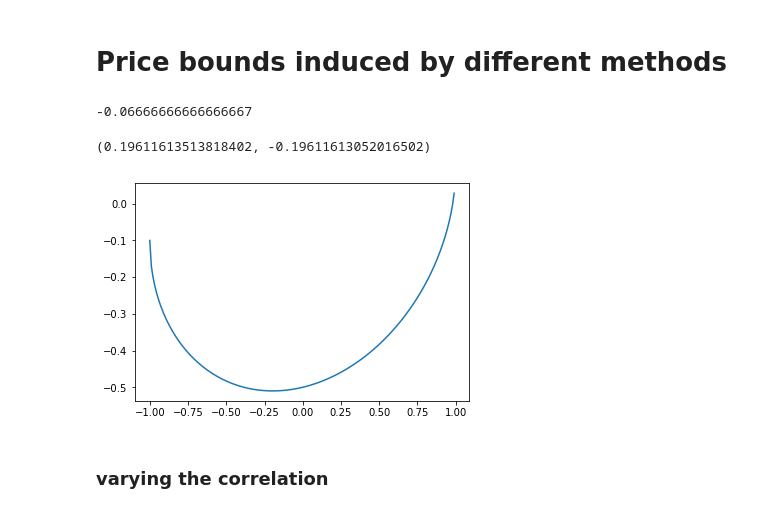
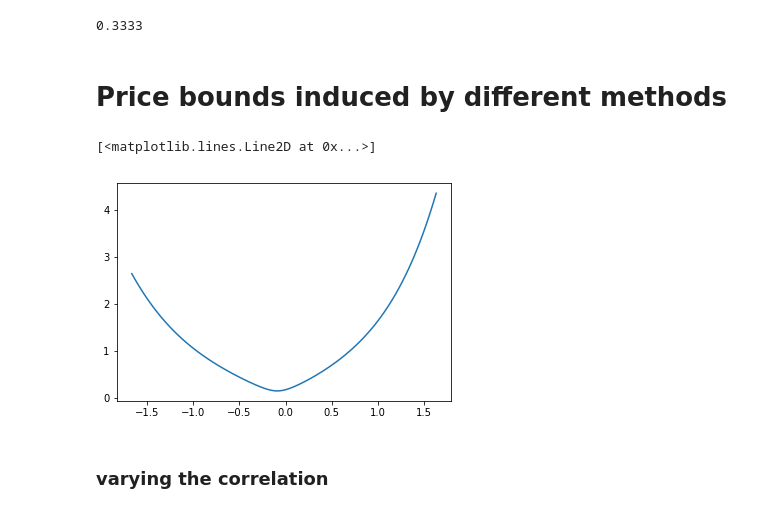
Before and after one commit to sebasv/thesis, a Jupyter notebook: Simulations.ipynb, the cells around one changed output. Cells and saved outputs as stored; diff of their text form; code cells hidden in the pictures.

```diff
--- a/Simulations.ipynb
+++ b/Simulations.ipynb
@@ -6,6 +6,18 @@ from matplotlib2tikz import save as tikz_save
 import subprocess
 from scipy.optimize import minimize_scalar
 from scipy import stats
+# %%
+import json
+
+class myCoder(json.JSONEncoder):
+    def encode(self, o):
+        if isinstance(o, float):
+            o = round(o, 4)
+        return super(myCoder, self).encode(o)
+
+json.dumps({'a':1, 'b':1/3}, cls=myCoder)
+# %% [output]
+0.3333
 # %% [markdown]
 # Price bounds induced by different methods
 # %%
@@ -24,19 +36,32 @@ _sV = .2
 _sS = .15
 _Sh= 2*_qS/_sS
 _k = 1
-# %%
-_Sh
-# %% [output]
--0.06666666666666667
-# %%
-s = lambda x: a*x+-b*bar(1,x)#a*b+a*bar(1,x)+b*x+x*bar(1,x)
-a, b = .1, .5
-x = np.arange(-1,1,.01)
-plt.plot(x, s(x))
-a/np.sqrt(a**2+b**2), minimize_scalar(lambda x:s(x)).x
-# %% [output]
-(0.19611613513818402, -0.19611613052016502)
-[figure, removed]
+# %%
+
+def simy(Sh=_Sh, qS=_qS, qV=_qV, sS=_sS, sV=_sV, r=_r, k=_k):
+    gamma_lb = - np.sqrt(Sh**2 - (qS/sS)**2)
+    gamma_ub = + np.sqrt(Sh**2 - (qS/sS)**2)
+    x = np.arange(gamma_lb, gamma_ub, gamma_ub/50)
+    out = []
+    for g in x:
+        sigmaM = np.array([qS/sS, g])
+        muM = -.5 * sigmaM @ sigmaM.T
+
+        sigmaV = np.array([sV*r, sV*bar(1,r)])
+        muV = -qV -.5 * sigmaV @ sigmaV.T
+
+        V = np.exp(muV + sigmaV @ W)
+        M = np.exp(muM + sigmaM @ W)
+        F = np.maximum(0, k-V)
+        out.append(np.std(V*M))
+    return x, out
+
+x, y = simy(Sh=25*_Sh, r=.9)
+
+plt.plot(x,y)
+# %% [output]
+[<matplotlib.lines.Line2D at 0x...>]
+[figure, added]
 # %%
 def simulate(Sh=_Sh, qS=_qS, qV=_qV, sS=_sS, sV=_sV, r=_r, k=_k):
     gamma_lb = - np.sqrt(Sh**2 - (qS/sS)**2)
```
Also changed, not shown: 1 other file.
